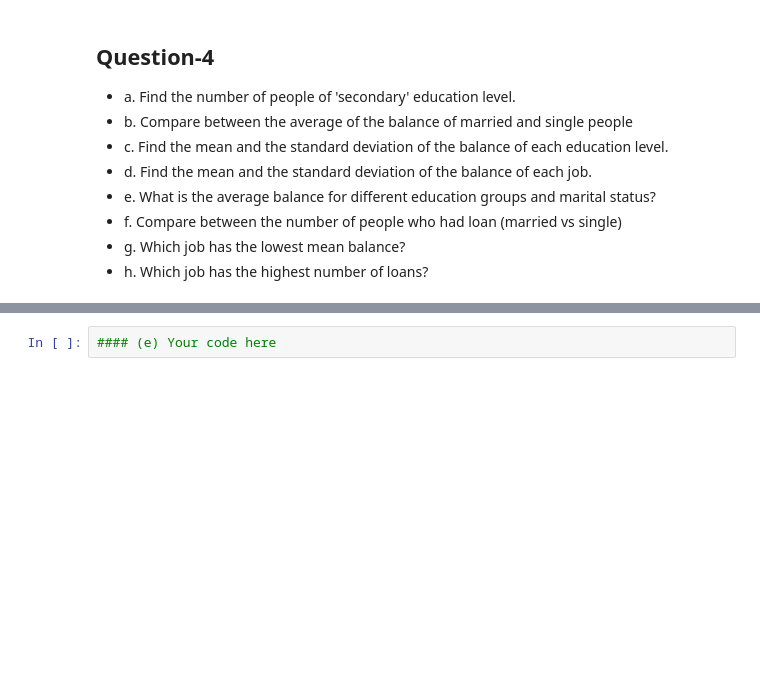
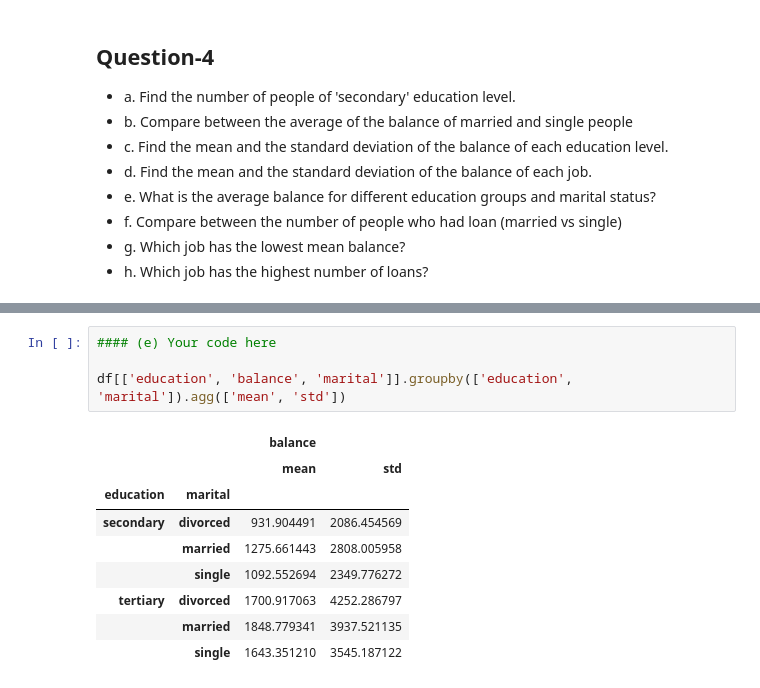
Before and after one commit to gkbichara/Programming-Tools, a Jupyter notebook: Assignment4/Assignment04.ipynb, the cells around one changed output, grey strips where cells are left out. Drawn from its saved outputs; the diff is of its cells as text; blank space fills up the shorter version.

```diff
--- a/Assignment4/Assignment04.ipynb
+++ b/Assignment4/Assignment04.ipynb
@@ -110,4 +201,16 @@ Max: 102127 Min: -8019 Mean: 1362.2720576850766
 # %%
 #### (e) Your code here
+
+df[['education', 'balance', 'marital']].groupby(['education', 'marital']).agg(['mean', 'std'])
+# %% [output]
+|  |  | balance |  |
+|  |  | mean | std |
+| education | marital |  |  |
+| secondary | divorced | 931.904491 | 2086.454569 |
+|  | married | 1275.661443 | 2808.005958 |
+|  | single | 1092.552694 | 2349.776272 |
+| tertiary | divorced | 1700.917063 | 4252.286797 |
+|  | married | 1848.779341 | 3937.521135 |
+|  | single | 1643.351210 | 3545.187122 |
 # %%
 #### (f) Your code here
```
Also changed, not shown: parts of 13 cells of this notebook.
